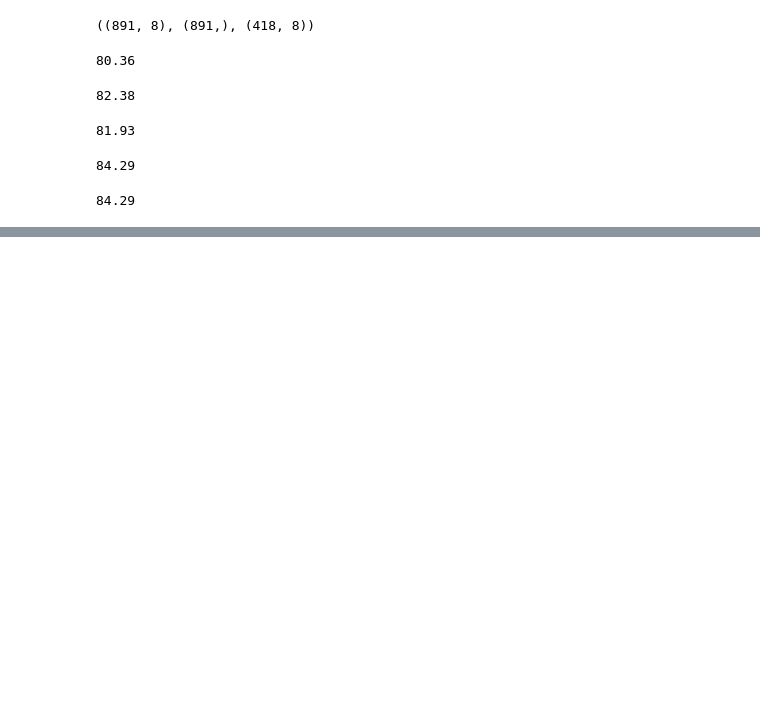
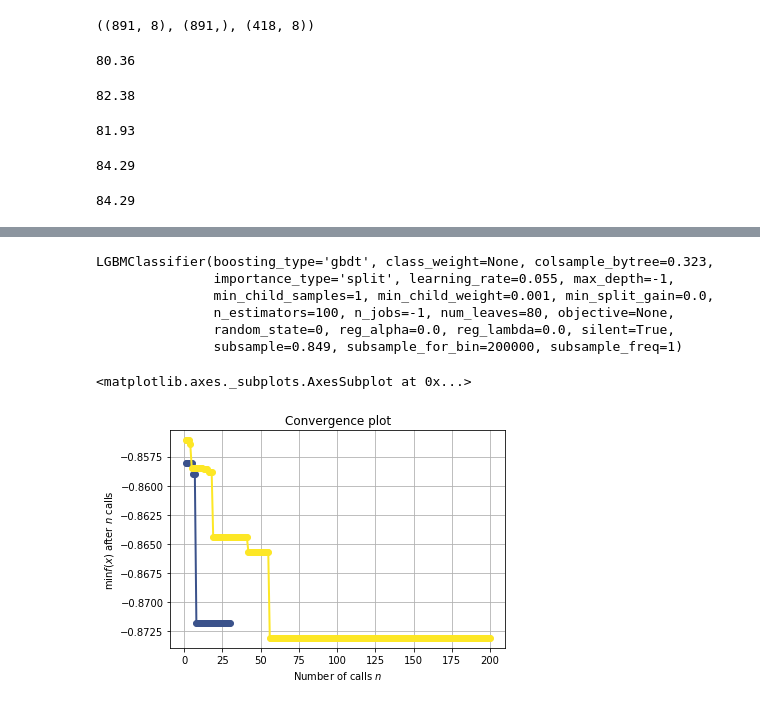
Before and after one commit to absantiago/Titanic-Kaggle, a Jupyter notebook: Titanic Kaggle.ipynb, the cells around one changed output, grey strips where cells are left out. Cells and saved outputs as stored; diff of their text form; code cells hidden in the pictures; blank space fills up the shorter version.

Commit message:
Modelo usando LGMC e bayes optimization

```diff
--- a/Titanic Kaggle.ipynb
+++ b/Titanic Kaggle.ipynb
@@ -481,0 +499,3 @@ models.sort_values(by='Score', ascending=False)
+# %%
+mdl = LGBMClassifier(random_state=0)
+mdl.fit(Xtrain, ytrain)
@@ -481,0 +509,3 @@ models.sort_values(by='Score', ascending=False)
+# %%
+from sklearn.metrics import roc_auc_score
+p = mdl.predict_proba(Xtest)[:, 1]
@@ -481,0 +518,26 @@ models.sort_values(by='Score', ascending=False)
+# %%
+def treinar_modelo(params):
+    learning_rate = params[0]
+    num_leaves = params[1]
+    min_child_samples = params[2]
+    subsample = params[3]
+    colsample_bytree = params[4]
+
+    print(params, '\n')
+
+    mdl = LGBMClassifier(learning_rate=learning_rate, num_leaves=num_leaves, min_child_samples=min_child_samples,
+                        subsample=subsample, colsample_bytree=colsample_bytree, random_state=0, subsample_freq=1,
+                         n_estimators=100)
+    mdl.fit(Xtrain, ytrain)
+
+    p = mdl.predict_proba(Xtest)[:,1]
+
+    return -roc_auc_score(ytest, p)
+
+space = [(1e-3, 1e-1, 'log-uniform'), #learning rate
+         (2, 128), # num_leaves
+         (1, 100), # min_child_samples
+         (0.05, 1.0), # subsample
+         (0.1, 1.0)] # colsample bytree
+
+resultado = dummy_minimize(treinar_modelo, space, random_state=1, verbose=1, n_calls=30)
@@ -481,0 +570,2 @@ models.sort_values(by='Score', ascending=False)
+# %%
+resultados_gp = gp_minimize(treinar_modelo, space, random_state=1, verbose=1, n_calls=200, n_random_starts=10)
@@ -481,0 +598,9 @@ models.sort_values(by='Score', ascending=False)
+# %%
+mdl_best.fit(Xtrain, ytrain)
+# %% [output]
+LGBMClassifier(boosting_type='gbdt', class_weight=None, colsample_bytree=0.323,
+               importance_type='split', learning_rate=0.055, max_depth=-1,
+               min_child_samples=1, min_child_weight=0.001, min_split_gain=0.0,
+               n_estimators=100, n_jobs=-1, num_leaves=80, objective=None,
+               random_state=0, reg_alpha=0.0, reg_lambda=0.0, silent=True,
+               subsample=0.849, subsample_for_bin=200000, subsample_freq=1)
@@ -481,0 +617,6 @@ models.sort_values(by='Score', ascending=False)
+# %%
+from skopt.plots import plot_convergence
+plot_convergence(resultado, resultados_gp)
+# %% [output]
+<matplotlib.axes._subplots.AxesSubplot at 0x...>
+[figure, added]
```
Also changed, not shown: parts of 32 cells of this notebook, 1 other file.
